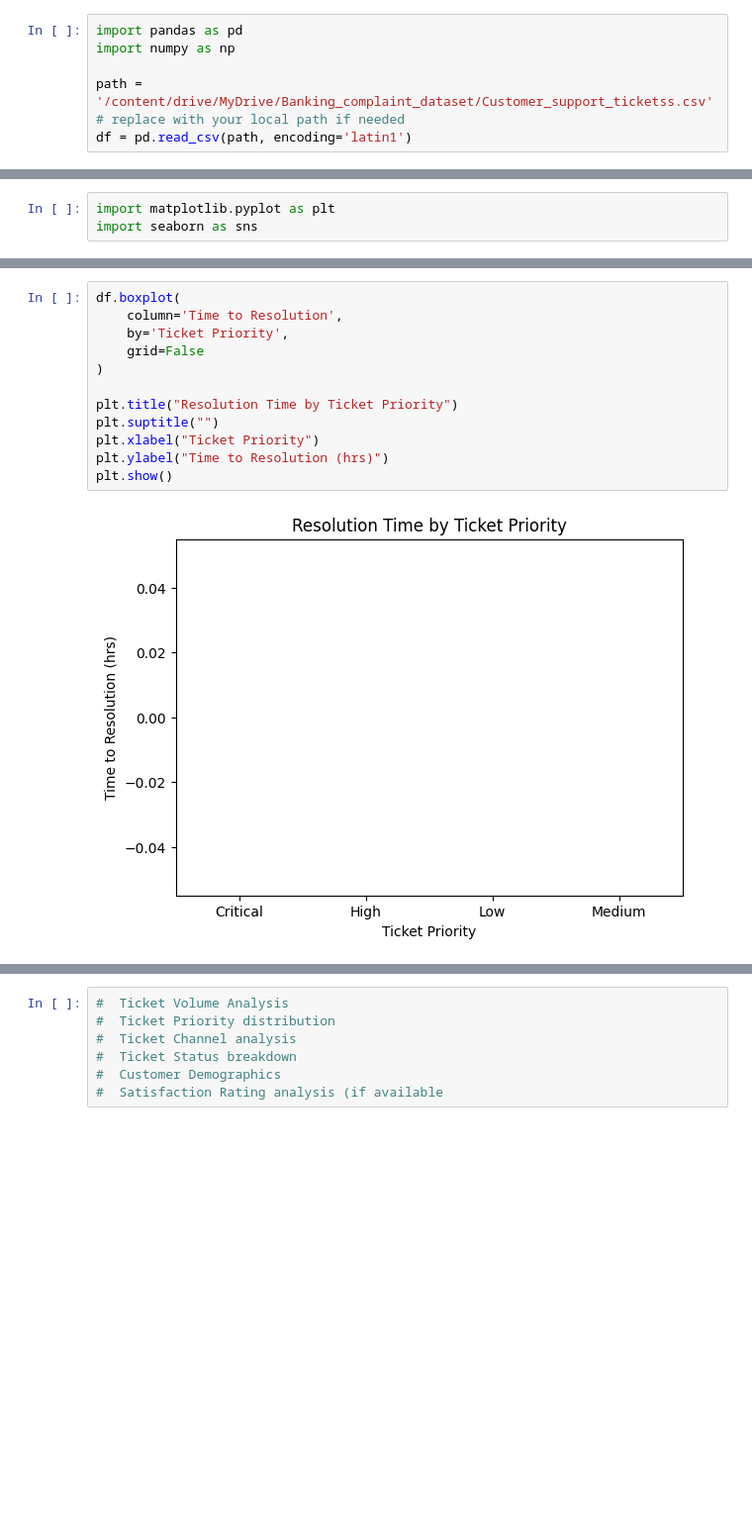
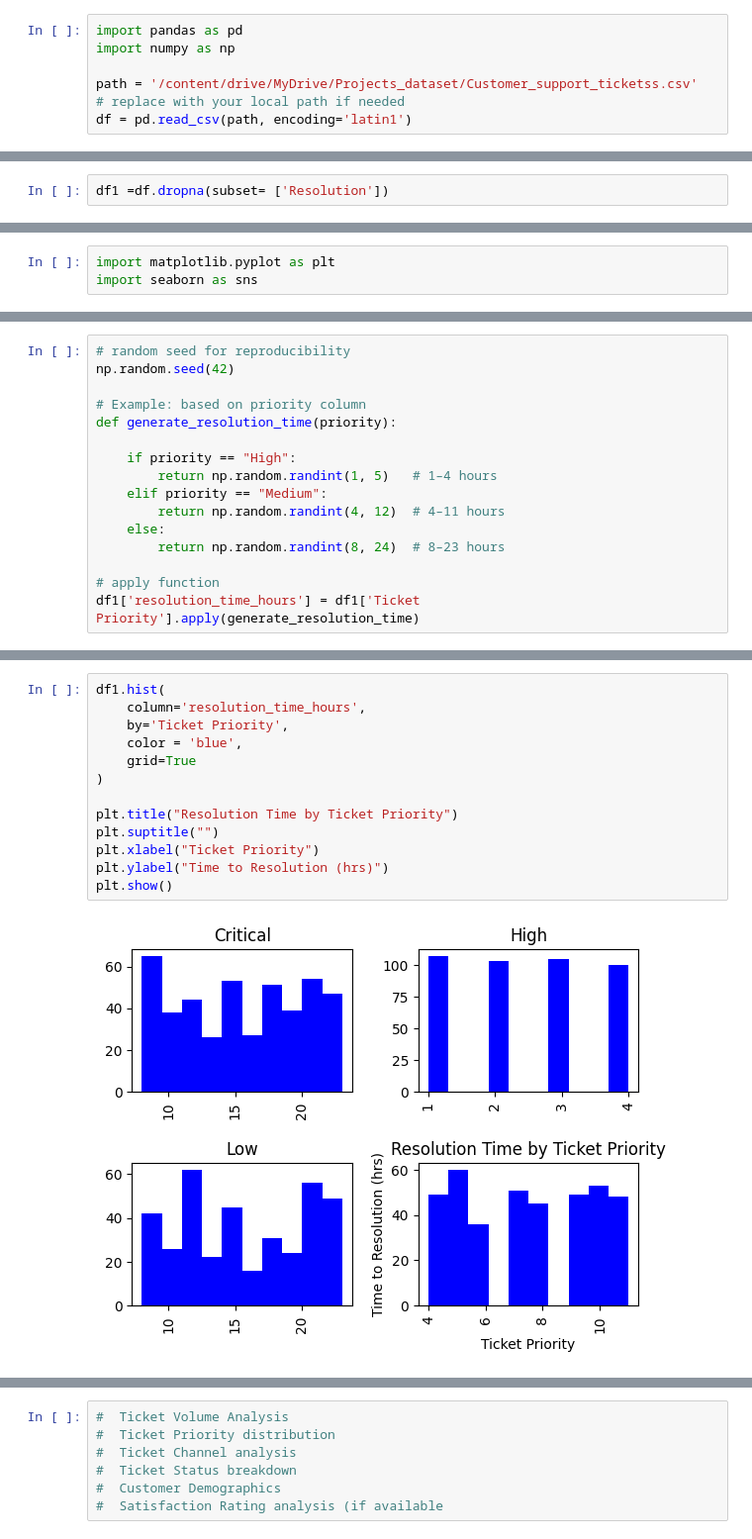
Before and after one commit to Ashishsahu26/Customer-Support-Ticket-Operations-Analysis, a Jupyter notebook: customer_support_tickets.ipynb, the cells around one changed output, grey strips where cells are left out. Shown at 99% size. Saved outputs shown, nothing was run; the diff lists cells and outputs as text; blank space fills up the shorter version.

```diff
--- a/customer_support_tickets.ipynb
+++ b/customer_support_tickets.ipynb
@@ -9,5 +9,5 @@ Drive already mounted at /content/drive; to attempt to forcibly remount, call dr
 import pandas as pd
 import numpy as np
 
-path = '/content/drive/MyDrive/Banking_complaint_dataset/Customer_support_ticketss.csv'  # replace with your local path if needed
+path = '/content/drive/MyDrive/Projects_dataset/Customer_support_ticketss.csv'  # replace with your local path if needed
 df = pd.read_csv(path, encoding='latin1')
@@ -100,3 +89,5 @@ First Response Time             4999
 Time to Resolution              4999
 Customer Satisfaction Rating       0
 dtype: int64
+# %%
+df1 =df.dropna(subset= ['Resolution'])
@@ -119,0 +122,16 @@ dtype('float64')
+# %%
+# random seed for reproducibility
+np.random.seed(42)
+
+# Example: based on priority column
+def generate_resolution_time(priority):
+
+    if priority == "High":
+        return np.random.randint(1, 5)   # 1–4 hours
+    elif priority == "Medium":
+        return np.random.randint(4, 12)  # 4–11 hours
+    else:
+        return np.random.randint(8, 24)  # 8–23 hours
+
+# apply function
+df1['resolution_time_hours'] = df1['Ticket Priority'].apply(generate_resolution_time)
@@ -120,14 +153,15 @@ dtype('float64')
 # %%
-df.boxplot(
-    column='Time to Resolution',
+df1.hist(
+    column='resolution_time_hours',
     by='Ticket Priority',
-    grid=False
+    color = 'blue',
+    grid=True
 )
 
 plt.title("Resolution Time by Ticket Priority")
 plt.suptitle("")
 plt.xlabel("Ticket Priority")
 plt.ylabel("Time to Resolution (hrs)")
 plt.show()
 # %% [output]
-[figure, old version]
+[figure, new version]
```
Also changed, not shown: parts of 15 cells of this notebook.
